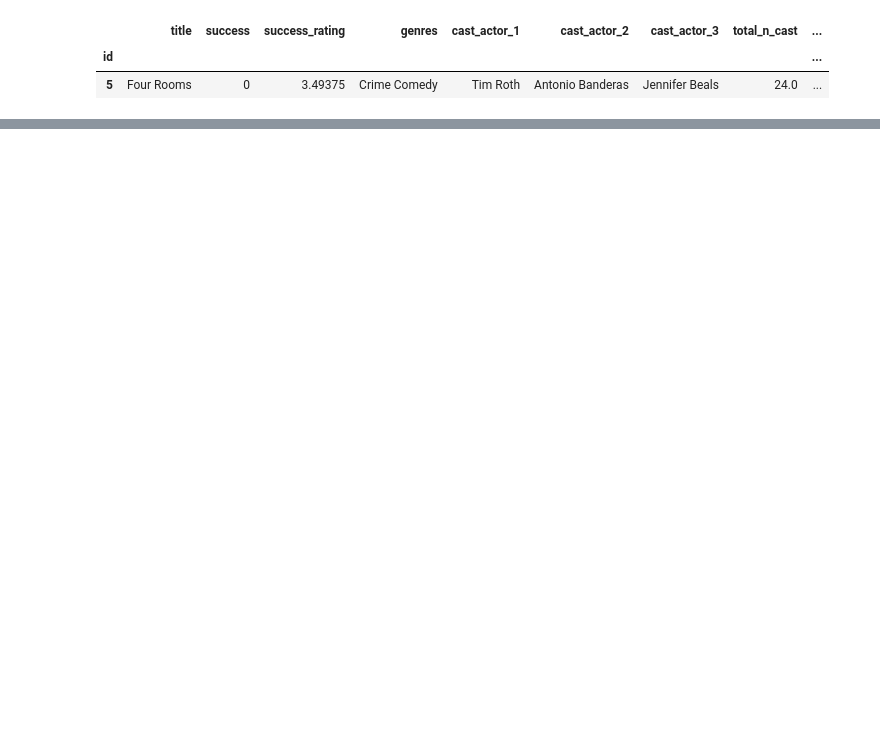
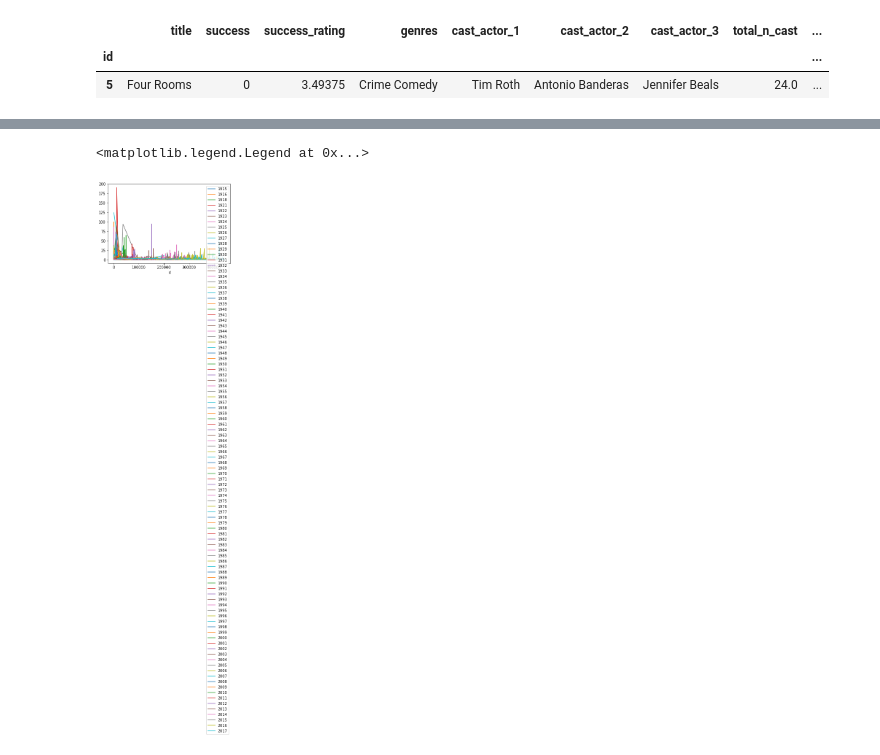
Before and after one commit to Movie-Success-Capstone/Movie-Capstone, a Jupyter notebook: braeden_explore.ipynb, the cells around one changed output, grey strips where cells are left out. Cells and saved outputs as stored; diff of their text form; code cells hidden in the pictures; blank space fills up the shorter version.

```diff
--- a/braeden_explore.ipynb
+++ b/braeden_explore.ipynb
@@ -355,0 +516,3 @@ NameError: name 'success_ratings' is not defined
+# %%
+df['ROI'] = df.revenue / df.budget
+df.head()
@@ -355,0 +527,4 @@ NameError: name 'success_ratings' is not defined
+# %%
+df['returns'] = pd.qcut(df.ROI, 4, labels=['low', 'avg', 'high', 'very high'])
+df['budget_range'] = pd.qcut(df.budget, 5, labels=['low', 'avg', 'high', 'very high'], duplicates='drop')
+df.head()
@@ -355,0 +582,6 @@ NameError: name 'success_ratings' is not defined
+# %%
+df.groupby('release_year').ROI.plot()
+plt.legend()
+# %% [output]
+<matplotlib.legend.Legend at 0x...>
+[figure, added]
```
Also changed, not shown: parts of 60 cells of this notebook.
